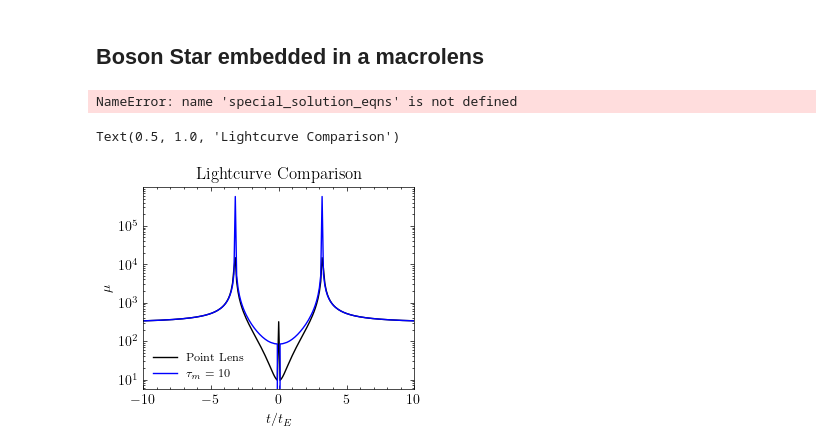
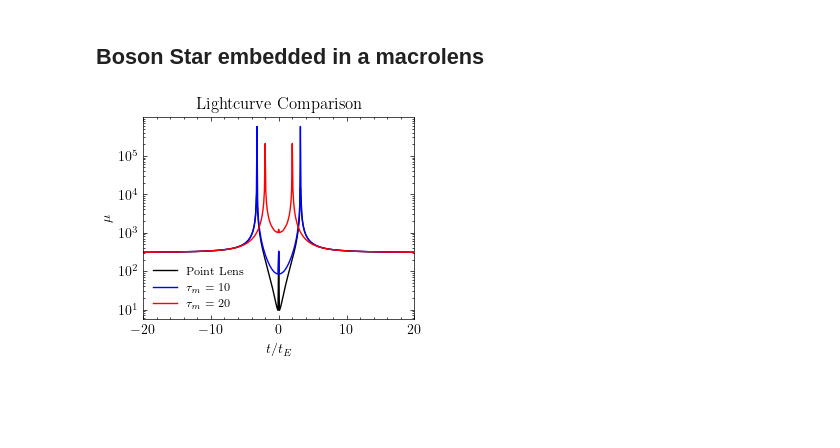
Before and after one commit to bencrossey/microcaustics_EDOs, a Jupyter notebook: lightcurve_generator.ipynb, the cells around one changed output. Drawn from its saved outputs; the diff is of its cells as text; code cells hidden in the pictures; blank space fills up the shorter version.

Commit message:
updated lightcurve generator and removed old obsolete lightcurve_comparison.ipynb

```diff
--- a/lightcurve_generator.ipynb
+++ b/lightcurve_generator.ipynb
@@ -163,8 +163,11 @@ def phi_from_tau(tau, m_tau, u1, u2, mu_r=mu_r, mu_t=mu_t):
     R_t = ((tau / mu_t) - (m_tau(tau) / tau))
     return np.arctan2(u2 / R_t, u1 / R_r)  # Calculate the angle of the image position
 
-def special_solution_eqns(tau, m_tau, mu_r=mu_r, mu_t=mu_t): # Lens equation for source at (u1,u2) = (0,0)
-    return tau - np.sqrt(mu_r * m_tau(tau)), tau - np.sqrt(mu_t * m_tau(tau)) #first eqn for phi = 0, pi, second for phi = pi/2, 3pi/2
+def special_solution_eqn_r(tau, m_tau, mu_r=mu_r): # Radial lens equation (for images at phi = 0, pi) for source at (u1,u2) = (0,0)
+    return tau - np.sqrt(mu_r * m_tau(tau))
+
+def special_solution_eqn_t(tau, m_tau, mu_t=mu_t): # Tangential lens equation (for images at phi = pi/2, 3pi/2) for source at (u1,u2) = (0,0)
+    return tau - np.sqrt(mu_t * m_tau(tau))
 # %%
 tau_values = np.linspace(0.001, 1000, 10000)
 
@@ -181,28 +184,25 @@ def lens_eqn_solver(tau_m, timestamps_=timestamps, tau_values_=tau_values,):
 
             special_solutions = []
 
-            special_sol_r = [special_solution_eqns(tau, m_tau)[0] for tau in tau_values_]
-            special_sol_t = [special_solution_eqns(tau, m_tau)[1] for tau in tau_values_]
+            special_sol_r = [special_solution_eqn_r(tau, m_tau) for tau in tau_values_]
 
             for i in range(len(tau_values_)-1):
                 if special_sol_r[i] * special_sol_r[i+1] < 0:
                     a, b = tau_values_[i], tau_values_[i+1]
-                    sol = root_scalar(special_solution_eqns, args=(m_tau,), bracket=[a, b], method='brentq')
+                    sol = root_scalar(special_solution_eqn_r, args=(m_tau,), bracket=[a, b], method='brentq')
                     if sol.converged:
-                        root_and_0 = (sol.root, 0)
-                        root_and_pi = (sol.root, np.pi)
-                        special_solutions.append(root_and_0)
-                        special_solutions.append(root_and_pi)
+                        special_solutions.append((sol.root, 0))
+                        special_solutions.append((sol.root, np.pi))
+
+            special_sol_t = [special_solution_eqn_t(tau, m_tau) for tau in tau_values_]
 
             for i in range(len(tau_values_)-1):
                 if special_sol_t[i] * special_sol_t[i+1] < 0:
                     a, b = tau_values_[i], tau_values_[i+1]
-                    sol = root_scalar(special_solution_eqns, args=(m_tau,), bracket=[a, b], method='brentq')
+                    sol = root_scalar(special_solution_eqn_t, args=(m_tau,), bracket=[a, b], method='brentq')
                     if sol.converged:
-                        root_and_pi_2 = (sol.root, np.pi/2)
-                        root_and_3pi_2 = (sol.root, 3*np.pi/2)
-                        special_solutions.append(root_and_pi_2)
-                        special_solutions.append(root_and_3pi_2)
+                        special_solutions.append((sol.root, np.pi/2))
+                        special_solutions.append((sol.root, 3*np.pi/2))
 
             all_solutions.append((special_solutions, 0))
 
@@ -239,21 +239,20 @@ def boson_star_lightcurve(tau_m):
         magnifications.append(total_magn)
 
     return magnifications
-
-magnifications_tm_10 = boson_star_lightcurve(10)
-# %% [output]
-NameError: name 'special_solution_eqns' is not defined
+# %%
+magnifications_tm_10 = boson_star_lightcurve(10)
+magnifications_tm_20 = boson_star_lightcurve(20)
 # %%
 #compare lightcurve from boson star to that from point lens
 plt.plot(timestamps, magnifications_pl, color = 'black', label = 'Point Lens')
 plt.plot(timestamps, magnifications_tm_10, color = 'blue', label=r'$\tau_m = 10$')
+plt.plot(timestamps, magnifications_tm_20, color = 'red', label=r'$\tau_m = 20$')
 plt.xlabel(r'$t/t_E$')
-plt.xlim(-10,10)
+plt.xlim(-20,20)
 plt.ylabel(r'$\mu$')
 plt.legend(loc='lower left', fontsize ='small')
 plt.yscale('log')
 plt.title(r'Lightcurve Comparison')
-# plt.savefig('/home/bcrossey/Documents/Microlensing/Code/Microcaustics_EDOs/figures/lightcurv_comparison.png', dpi=300, format='png')
+plt.savefig('/home/bcrossey/Documents/Microlensing/Code/Microcaustics_EDOs/figures/lightcurve_comparison.png', dpi=300, format='png')
 # %% [output]
-Text(0.5, 1.0, 'Lightcurve Comparison')
-[figure, old version]
+[figure, new version]
```
Also changed, not shown: 3 other files.
